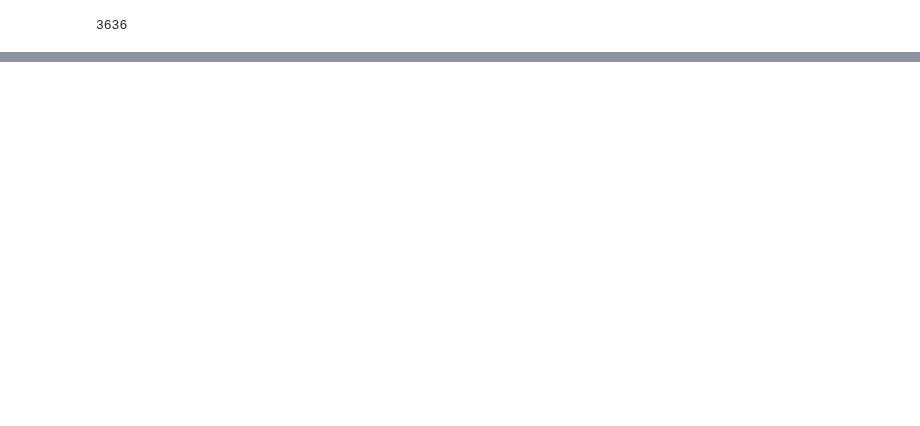
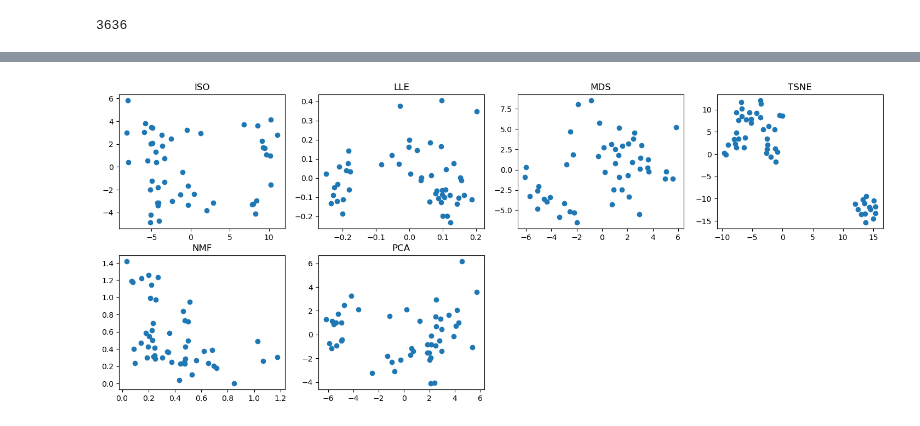
Before and after one commit to menonpg/bioeng2390_ai_in_healthcare, a Jupyter notebook: Week06/Dimensionality Reduction for Time Series Classification.ipynb, the cells around one changed output, grey strips where cells are left out. Drawn from its saved outputs; the diff is of its cells as text; code cells hidden in the pictures; blank space fills up the shorter version.

Commit message:
check in tsne test - week6

```diff
--- a/Week06/Dimensionality Reduction for Time Series Classification.ipynb
+++ b/Week06/Dimensionality Reduction for Time Series Classification.ipynb
@@ -124,3 +126,13 @@ plt.scatter(projections_ALLdata[:,0],projections_ALLdata[:,1],c=km_labels,cmap='
 len(km_labels)
 # %% [output]
 3636
+# %%
+# Save spkie data with listRand to a pkl file for loading later
+import pickle
+with open('spike_data.pkl', 'wb') as f:
+    pickle.dump([spike_data, listRand], f)
+
+# # Load spike data from pkl file
+# import pickle
+# with open('spike_data.pkl', 'rb') as f:
+#     spike_data, listRand = pickle.load(f)
@@ -126,0 +141,69 @@ len(km_labels)
+# %%
+# Load spike data from pkl file
+import pickle
+with open('spike_data.pkl', 'rb') as f:
+    spike_data, listRand = pickle.load(f)
+# %%
+#importing dimensionality reduction packages
+from sklearn.decomposition import PCA
+from sklearn.decomposition import NMF
+from sklearn.manifold import MDS
+from sklearn.manifold import Isomap
+from sklearn.manifold import LocallyLinearEmbedding
+from sklearn.manifold import TSNE
+from matplotlib import pyplot as plt
+import numpy as np
+# import umap
+
+fig = plt.figure(figsize=(18,7))
+
+##Isomap
+plt.subplot(2,4,1)
+digit_isomap = Isomap(n_components=2,n_neighbors=10)
+projections_iso = digit_isomap.fit_transform(spike_data[listRand,:])
+plt.scatter(projections_iso[:,0],projections_iso[:,1])
+plt.title('ISO')
+
+##LLE
+plt.subplot(2,4,2)
+digit_LLE = LocallyLinearEmbedding(n_components=2,n_neighbors=20)
+projections_lle = digit_LLE.fit_transform(spike_data[listRand,:])
+plt.scatter(projections_lle[:,0],projections_lle[:,1]) #,c=Names,edgecolor="none",cmap=plt.cm.get_cmap('nipy_spectral'));plt.colorbar()
+plt.title('LLE')
+
+##MDS
+plt.subplot(2,4,3)
+digit_mds = MDS(n_components=2)
+projections_mds = digit_mds.fit_transform(spike_data[listRand,:])
+plt.scatter(projections_mds[:,0],projections_mds[:,1]) #,c=Names,edgecolor="none",cmap=plt.cm.get_cmap('nipy_spectral'));plt.colorbar()
+plt.title('MDS')
+
+
+#T-SNE
+plt.subplot(2,4,4)
+digit_tsne = TSNE(n_components=2,perplexity=10) #,method='exact')
+tsne_projections = digit_tsne.fit_transform(spike_data[listRand,:])
+plt.scatter(tsne_projections[:,0],tsne_projections[:,1]) #,c=Names,edgecolor="none",cmap=plt.cm.get_cmap('nipy_spectral'));plt.colorbar()
+plt.title('TSNE')
+
+##NMF
+plt.subplot(2,4,5)
+digit_nmf = NMF(n_components=2)
+projections_nmf = digit_nmf.fit_transform(np.abs(spike_data[listRand,:]))
+plt.scatter(projections_nmf[:,0],projections_nmf[:,1]) #,c=Names,edgecolor="none",cmap=plt.cm.get_cmap('nipy_spectral'));plt.colorbar()
+plt.title('NMF')
+
+##PCA
+plt.subplot(2,4,6)
+digit_pca = PCA(n_components=2)
+projections_pca = digit_pca.fit_transform(spike_data[listRand,:])
+plt.scatter(projections_pca[:,0],projections_pca[:,1]) #,c=Names,edgecolor="none",cmap=plt.cm.get_cmap('nipy_spectral'));plt.colorbar()
+plt.title('PCA')
+
+# ##Umap
+# digit_umap = umap.UMAP(n_components=2,n_neighbors=40,min_dist=.05)
+# projections_umap = digit_umap.fit_transform(spike_data[listRand,:])
+# plt.scatter(projections_umap[:,0],projections_umap[:,1]) #,c=Names,edgecolor="none",cmap=plt.cm.get_cmap('nipy_spectral'));plt.colorbar()
+# plt.title('UMAP')
+# plt.subplot(2,4,7)
+# %% [output]
@@ -126,0 +211 @@ len(km_labels)
+[figure, added]
```
Also changed, not shown: parts of 10 cells of this notebook, 3 other files.
